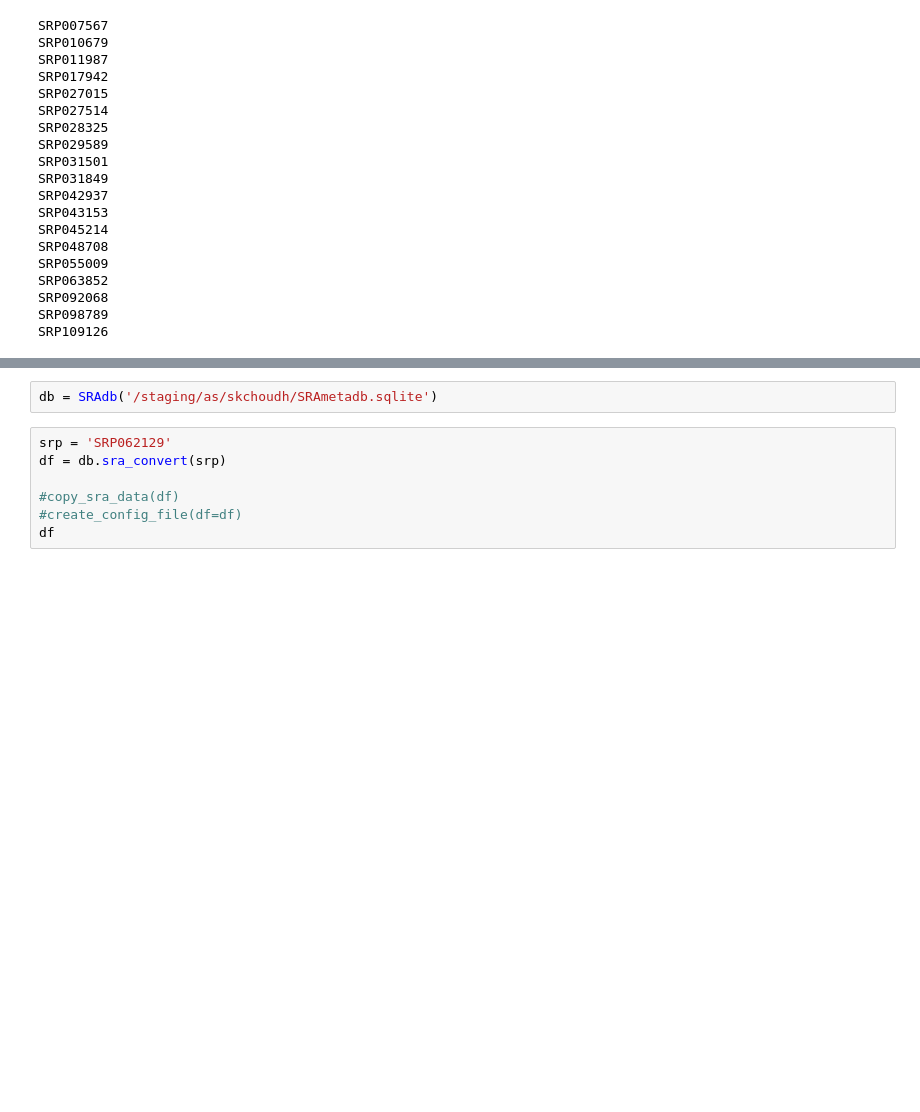
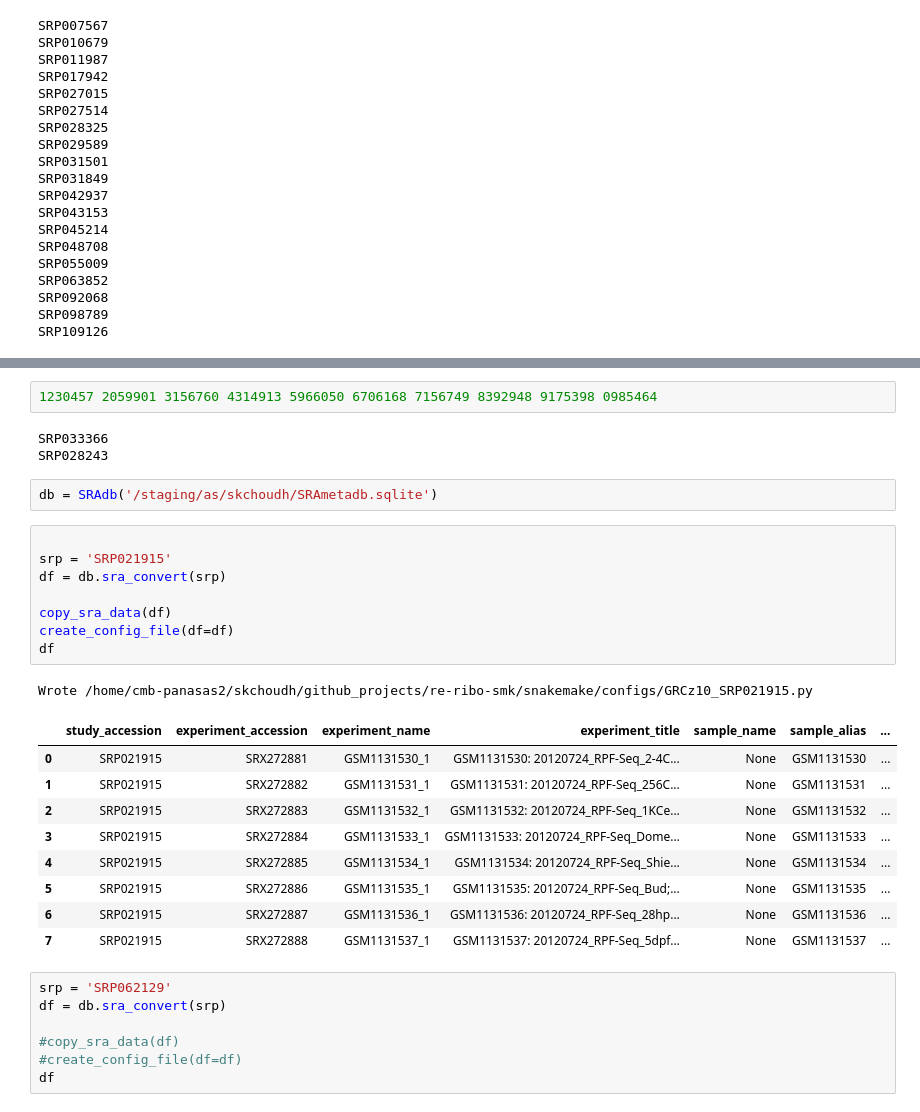
Before and after one commit to saketkc/re-ribo-smk, a Jupyter notebook: notebooks/Symlink-RiboSeq-samples.ipynb, the cells around one changed output, grey strips where cells are left out. Cells and saved outputs as stored; diff of their text form; blank space fills up the shorter version.

Commit message:
Add configs

```diff
--- a/notebooks/Symlink-RiboSeq-samples.ipynb
+++ b/notebooks/Symlink-RiboSeq-samples.ipynb
@@ -93,5 +88,29 @@ SRP028243
+# %%
+1230457 2059901 3156760 4314913 5966050 6706168 7156749 8392948 9175398 0985464
+# %% [output]
+SRP033366
+SRP028243
 # %%
 db = SRAdb('/staging/as/skchoudh/SRAmetadb.sqlite')
+# %%
+
+srp = 'SRP021915'
+df = db.sra_convert(srp)
+
+copy_sra_data(df)
+create_config_file(df=df)
+df
+# %% [output]
+Wrote /home/cmb-panasas2/skchoudh/github_projects/re-ribo-smk/snakemake/configs/GRCz10_SRP021915.py
+|  | study_accession | experiment_accession | experiment_name | experiment_title | sample_name | sample_alias | ... |
+| 0 | SRP021915 | SRX272881 | GSM1131530_1 | GSM1131530: 20120724_RPF-Seq_2-4C... | None | GSM1131530 | ... |
+| 1 | SRP021915 | SRX272882 | GSM1131531_1 | GSM1131531: 20120724_RPF-Seq_256C... | None | GSM1131531 | ... |
+| 2 | SRP021915 | SRX272883 | GSM1131532_1 | GSM1131532: 20120724_RPF-Seq_1KCe... | None | GSM1131532 | ... |
+| 3 | SRP021915 | SRX272884 | GSM1131533_1 | GSM1131533: 20120724_RPF-Seq_Dome... | None | GSM1131533 | ... |
+| 4 | SRP021915 | SRX272885 | GSM1131534_1 | GSM1131534: 20120724_RPF-Seq_Shie... | None | GSM1131534 | ... |
+| 5 | SRP021915 | SRX272886 | GSM1131535_1 | GSM1131535: 20120724_RPF-Seq_Bud;... | None | GSM1131535 | ... |
+| 6 | SRP021915 | SRX272887 | GSM1131536_1 | GSM1131536: 20120724_RPF-Seq_28hp... | None | GSM1131536 | ... |
+| 7 | SRP021915 | SRX272888 | GSM1131537_1 | GSM1131537: 20120724_RPF-Seq_5dpf... | None | GSM1131537 | ... |
 # %%
 srp = 'SRP062129'
 df = db.sra_convert(srp)
```
Also changed, not shown: parts of 3 cells of this notebook, 3 other files.
